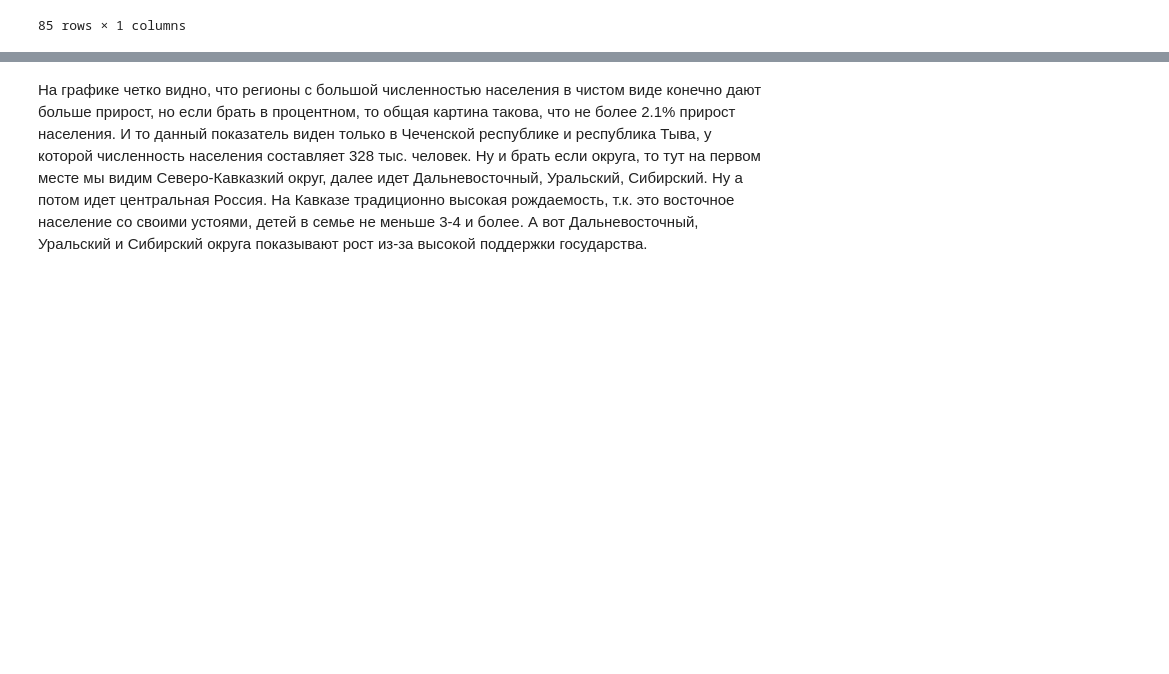
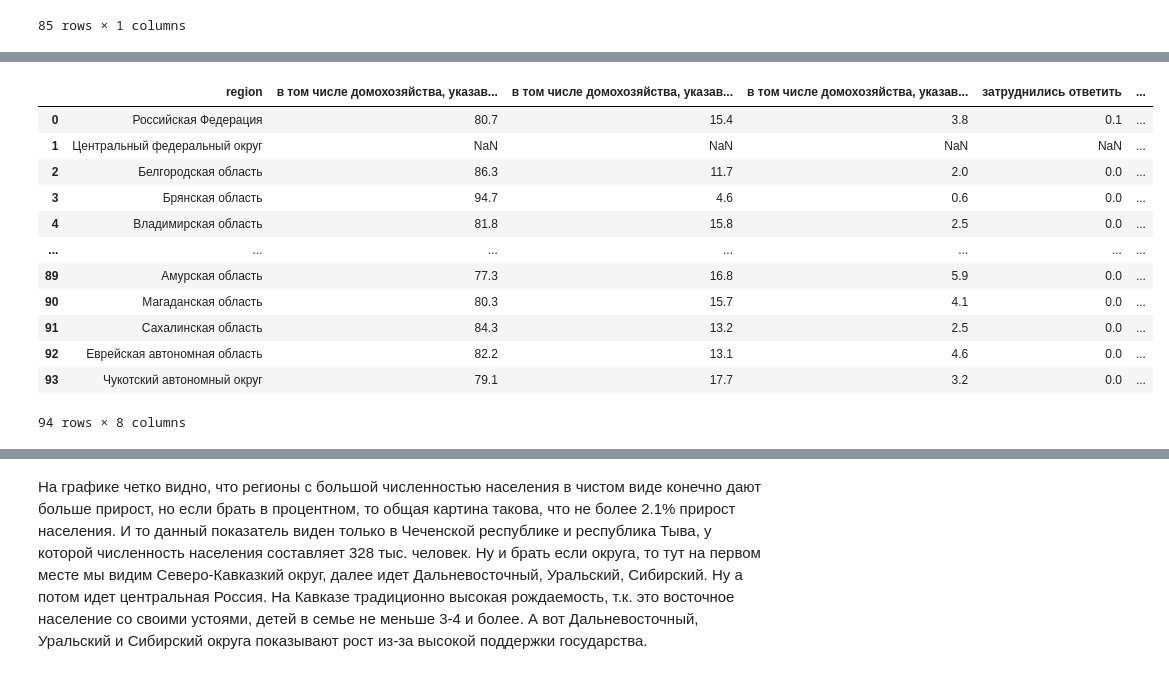
Before and after one commit to Davids404/Projects-GitHub, a Jupyter notebook: project-14/project_social.ipynb, the cells around one changed output, grey strips where cells are left out. Drawn from its saved outputs; the diff is of its cells as text; code cells hidden in the pictures; blank space fills up the shorter version.

```diff
--- a/project-14/project_social.ipynb
+++ b/project-14/project_social.ipynb
@@ -606,0 +787,30 @@ fig.show()
+# %%
+# 14.Характеристика жилищных условий домохозяйств, % от всех домохозяйств
+
+#data_housing_2020_cond = pd.read_excel('./social_russia_data/housing_2020.xlsx',sheet_name='housing_cond',usecols=[0]+list(range(6,9)))
+
+data_housing_2020_cond = pd.read_excel('./social_russia_data/housing_2020.xlsx',sheet_name='housing_cond',usecols=[0]+list(range(2,9)))
+
+data_housing_2020_cond.rename(columns={'Регион':'region'},inplace=True)
+
+# Убираем пробелы и переносы
+data_housing_2020_cond['region'] = data_housing_2020_cond['region'].apply(lambda x: x.strip().replace('\n',' '))
+
+# Приведем наши названия регионов к общему виду, который мы используем в основном датасете
+data_housing_2020_cond['region'] = data_housing_2020_cond['region'].apply(lambda x: dct_city[x] if x in dct_city else x)
+
+data_housing_2020_cond
+# %% [output]
+|  | region | в том числе домохозяйства, указав... | в том числе домохозяйства, указав... | в том числе домохозяйства, указав... | затруднились ответить | ... |
+| 0 | Российская Федерация | 80.7 | 15.4 | 3.8 | 0.1 | ... |
+| 1 | Центральный федеральный округ | NaN | NaN | NaN | NaN | ... |
+| 2 | Белгородская область | 86.3 | 11.7 | 2.0 | 0.0 | ... |
+| 3 | Брянская область | 94.7 | 4.6 | 0.6 | 0.0 | ... |
+| 4 | Владимирская область | 81.8 | 15.8 | 2.5 | 0.0 | ... |
+| ... | ... | ... | ... | ... | ... | ... |
+| 89 | Амурская область | 77.3 | 16.8 | 5.9 | 0.0 | ... |
+| 90 | Магаданская область | 80.3 | 15.7 | 4.1 | 0.0 | ... |
+| 91 | Сахалинская область | 84.3 | 13.2 | 2.5 | 0.0 | ... |
+| 92 | Еврейская автономная область | 82.2 | 13.1 | 4.6 | 0.0 | ... |
+| 93 | Чукотский автономный округ | 79.1 | 17.7 | 3.2 | 0.0 | ... |
+94 rows × 8 columns
```
Also changed, not shown: parts of 324 cells of this notebook, 1 other file.
